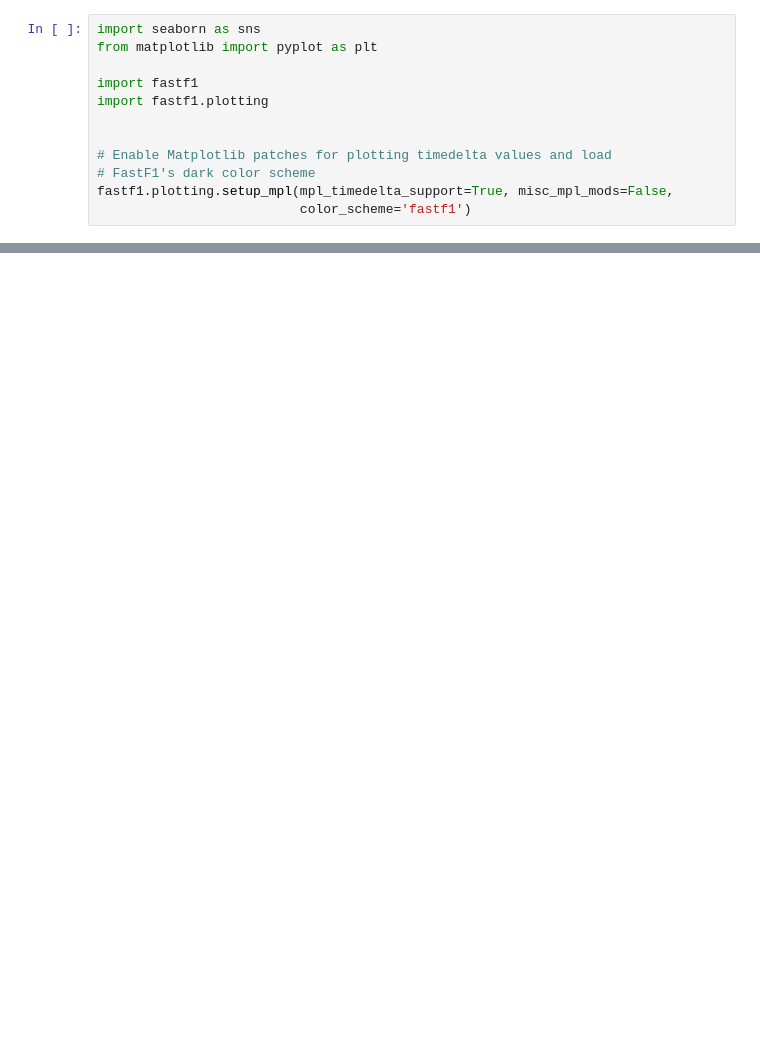
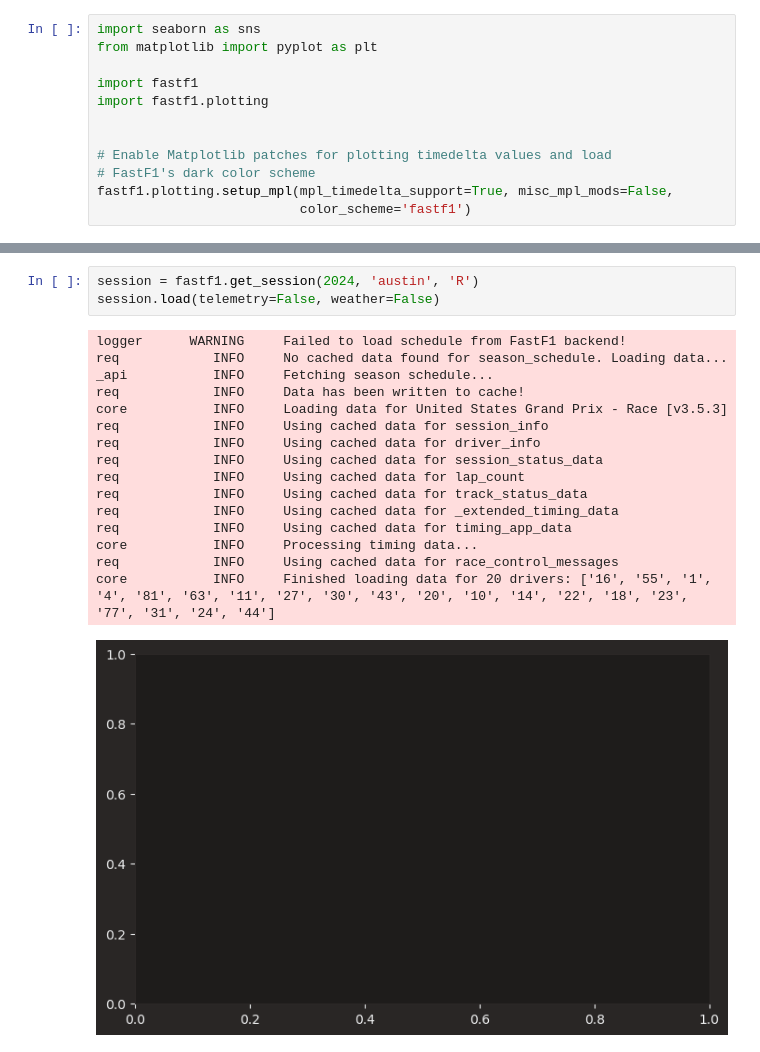
Before and after one commit to NicoPala01/MDC_F1_Tesis, a Jupyter notebook: primera prueba.ipynb, the cells around one changed output, grey strips where cells are left out. Cells and saved outputs as stored; diff of their text form; blank space fills up the shorter version.

```diff
--- a/primera prueba.ipynb
+++ b/primera prueba.ipynb
@@ -81,0 +102,20 @@ req            INFO     Using cached data for driver_info
+# %%
+session = fastf1.get_session(2024, 'austin', 'R')
+session.load(telemetry=False, weather=False)
+# %% [output]
+logger      WARNING     Failed to load schedule from FastF1 backend!
+req            INFO     No cached data found for season_schedule. Loading data...
+_api           INFO     Fetching season schedule...
+req            INFO     Data has been written to cache!
+core           INFO     Loading data for United States Grand Prix - Race [v3.5.3]
+req            INFO     Using cached data for session_info
+req            INFO     Using cached data for driver_info
+req            INFO     Using cached data for session_status_data
+req            INFO     Using cached data for lap_count
+req            INFO     Using cached data for track_status_data
+req            INFO     Using cached data for _extended_timing_data
+req            INFO     Using cached data for timing_app_data
+core           INFO     Processing timing data...
+req            INFO     Using cached data for race_control_messages
+core           INFO     Finished loading data for 20 drivers: ['16', '55', '1', '4', '81', '63', '11', '27', '30', '43', '20', '10', '14', '22', '18', '23', '77', '31', '24', '44']
+[figure, added]
```
Also changed, not shown: parts of 10 cells of this notebook, 1 other file.
